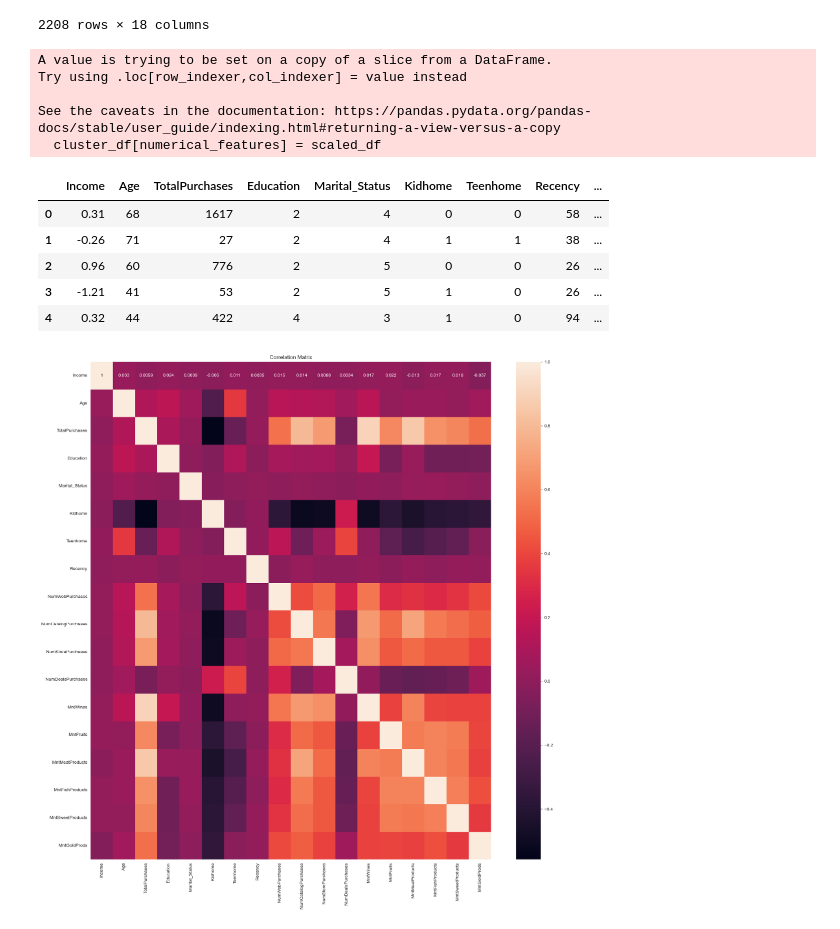
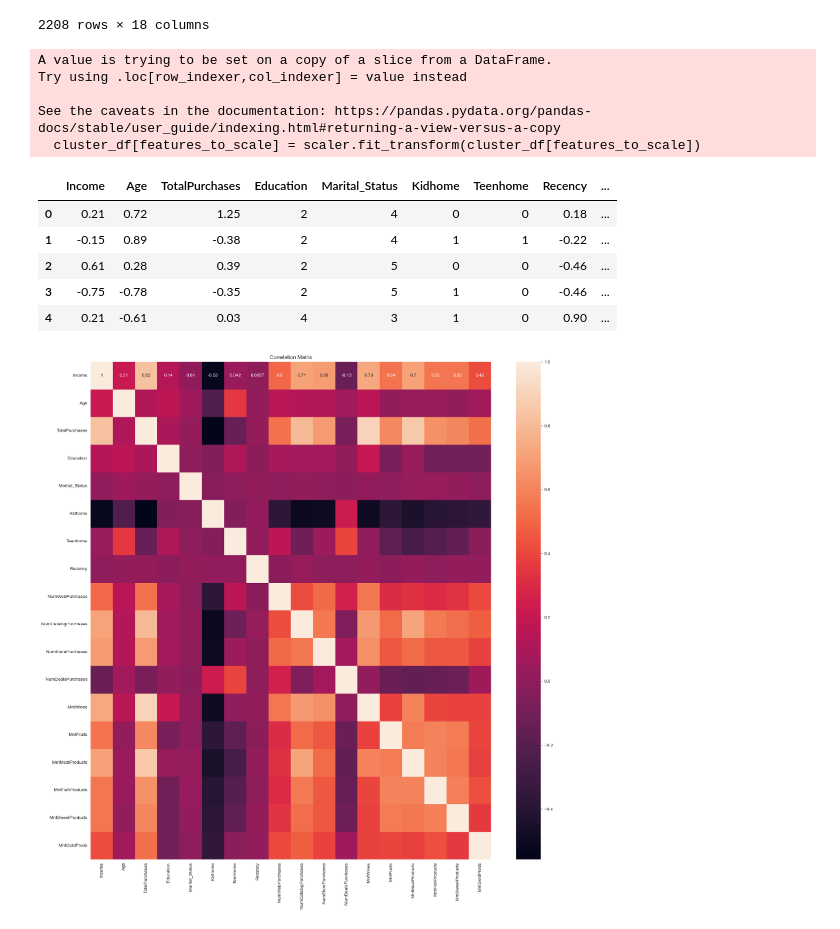
Before and after one commit to emmanuelaraba/customer-classification, a Jupyter notebook: customer-classification.ipynb, the cells around one changed output. Drawn from its saved outputs; the diff is of its cells as text; code cells hidden in the pictures.

Commit message:
kmeans clustering

```diff
--- a/customer-classification.ipynb
+++ b/customer-classification.ipynb
@@ -286,31 +292,28 @@ cluster_df
 2208 rows × 18 columns
 # %%
 # Features need to be scaled before we can cluster them - so that each of them contributes equally to the distance calculations
-numerical_features = ['Income', 'Age', 'TotalPurchases', 'Recency', 'NumWebPurchases', 'NumCatalogPurchases', 'NumStorePurchases', 'NumDealsPurchases']
-
-scaler = StandardScaler()
-scaled_features = scaler.fit_transform(cluster_df[numerical_features])
-scaled_df = pd.DataFrame(scaled_features, columns=numerical_features)
-cluster_df[numerical_features] = scaled_df
+features_to_scale = ['Income', 'Age', 'TotalPurchases', 'Recency', 'NumWebPurchases', 'NumCatalogPurchases', 'NumStorePurchases', 'NumDealsPurchases', 'MntWines', 'MntFruits', 'MntMeatProducts', 'MntFishProducts', 'MntSweetProducts', 'MntGoldProds']
+scaler = RobustScaler()
+cluster_df[features_to_scale] = scaler.fit_transform(cluster_df[features_to_scale])
 cluster_df.head()
 # %% [output]
 A value is trying to be set on a copy of a slice from a DataFrame.
 Try using .loc[row_indexer,col_indexer] = value instead
 
 See the caveats in the documentation: https://pandas.pydata.org/pandas-docs/stable/user_guide/indexing.html#returning-a-view-versus-a-copy
-  cluster_df[numerical_features] = scaled_df
+  cluster_df[features_to_scale] = scaler.fit_transform(cluster_df[features_to_scale])
 |  | Income | Age | TotalPurchases | Education | Marital_Status | Kidhome | Teenhome | Recency | ... |
-| 0 | 0.31 | 68 | 1617 | 2 | 4 | 0 | 0 | 58 | ... |
-| 1 | -0.26 | 71 | 27 | 2 | 4 | 1 | 1 | 38 | ... |
-| 2 | 0.96 | 60 | 776 | 2 | 5 | 0 | 0 | 26 | ... |
-| 3 | -1.21 | 41 | 53 | 2 | 5 | 1 | 0 | 26 | ... |
-| 4 | 0.32 | 44 | 422 | 4 | 3 | 1 | 0 | 94 | ... |
+| 0 | 0.21 | 0.72 | 1.25 | 2 | 4 | 0 | 0 | 0.18 | ... |
+| 1 | -0.15 | 0.89 | -0.38 | 2 | 4 | 1 | 1 | -0.22 | ... |
+| 2 | 0.61 | 0.28 | 0.39 | 2 | 5 | 0 | 0 | -0.46 | ... |
+| 3 | -0.75 | -0.78 | -0.35 | 2 | 5 | 1 | 0 | -0.46 | ... |
+| 4 | 0.21 | -0.61 | 0.03 | 4 | 3 | 1 | 0 | 0.90 | ... |
 # %%
 # now we can check the correlation between the features
 plt.figure(figsize=(20, 20))
-data_corr = cluster_df.corr('pearson')
-sns.heatmap(data_corr, annot=True)
+data_correlation = cluster_df.corr()
+sns.heatmap(data_correlation, annot=True)
 plt.title('Correlation Matrix')
 plt.show()
 # %% [output]
-[figure, old version]
+[figure, new version]
```
Also changed, not shown: parts of 11 cells of this notebook.
